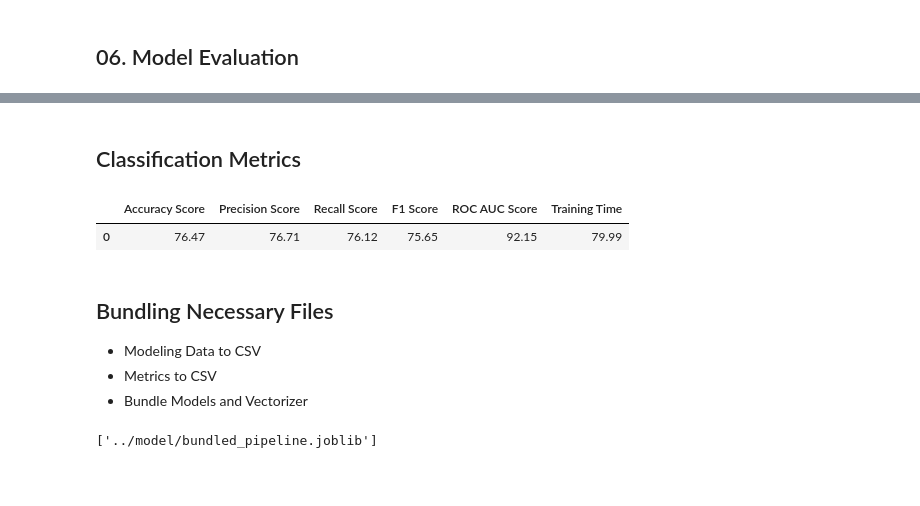
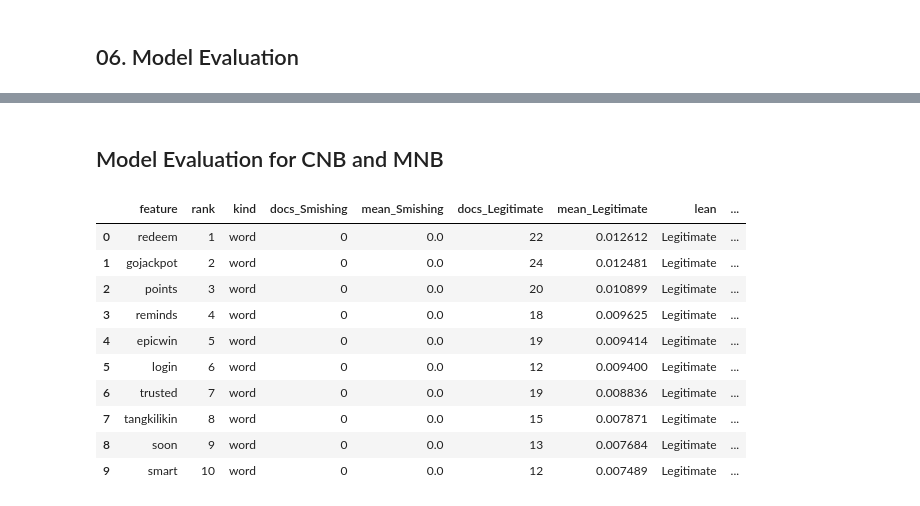
Before and after one commit to leiandrei/sms-smishing-classification, a Jupyter notebook: notebooks/06_model_evaluation.ipynb, the cells around one changed output, grey strips where cells are left out. Drawn from its saved outputs; the diff is of its cells as text; code cells hidden in the pictures; blank space fills up the shorter version.

```diff
--- a/notebooks/06_model_evaluation.ipynb
+++ b/notebooks/06_model_evaluation.ipynb
@@ -156,51 +122,24 @@ try                      : 0.0103 +/- 0.0000
-# %% [markdown]
-## Classification Metrics
-# %%
-nb_metrics = (pd.DataFrame({
-    'Accuracy Score' : [accuracy_score(y_test, nb_predict)],
-    'Precision Score' : [precision_score(y_test, nb_predict, average='macro')],
-    'Recall Score' : [recall_score(y_test, nb_predict, average='macro')],
-    'F1 Score' : [f1_score(y_test, nb_predict, average='macro')],
-    'ROC AUC Score' : [roc_auc_score(y_test, nb_proba, multi_class='ovr')],
-    'Training Time' : [nb_training_time]
-}) * 100).round(2)
-
-rf_metrics = (pd.DataFrame({
-    'Accuracy Score' : [accuracy_score(y_test, rfc_predict)],
-    'Precision Score' : [precision_score(y_test, rfc_predict, average='macro')],
-    'Recall Score' : [recall_score(y_test, rfc_predict, average='macro')],
-    'F1 Score' : [f1_score(y_test, rfc_predict, average='macro')],
-    'ROC AUC Score' : [roc_auc_score(y_test, rfc_prob, multi_class='ovr')],
-    'Training Time' : [rfc_training]
-}) * 100).round(2)
-
-rf_metrics
-# %% [output]
-|  | Accuracy Score | Precision Score | Recall Score | F1 Score | ROC AUC Score | Training Time |
-| 0 | 76.47 | 76.71 | 76.12 | 75.65 | 92.15 | 79.99 |
-# %% [markdown]
-## Bundling Necessary Files
-- Modeling Data to CSV
-- Metrics to CSV
-- Bundle Models and Vectorizer
-# %%
-modeling_data = df[['text_transformed', 'target']]
-
-# data
-nb_check.to_csv('../data/processed/naive_bayes_predicted.csv', index=False)
-rf_check.to_csv('../data/processed/random_forests_predicted.csv', index=False)
-modeling_data.to_csv('../data/processed/model_ready_data.csv', index=False)
-
-# metrics
-nb_metrics.to_csv('../data/processed/nb_metrics.csv', index=False)
-rf_metrics.to_csv('../data/processed/rf_metrics.csv', index=False)
-
-# vectorizer and models
-target = ['Legitimate', 'Smishing', 'Spam']
-joblib.dump({
-    'nb_pipeline' : nb,
-    "rf_pipeline" : rfc,
-    'target_names' : target
-}, '../model/bundled_pipeline.joblib')
-# %% [output]
-['../model/bundled_pipeline.joblib']
+# %% [markdown]
+## Model Evaluation for CNB and MNB
+# %%
+names = build_feature_names(vectorizer, binary_cols, numericals)
+stats = term_stats(X_train, y_train, names)
+
+nb_tables = {
+    'MNB': nb_word_table(mnb, feature_names=names, stats=stats, top_n=15, max_ngram=1),
+    'CNB': nb_word_table(cnb, feature_names=names, stats=stats, top_n=15, max_ngram=1),
+}
+
+nb_tables['MNB'].head(10)
+# %% [output]
+|  | feature | rank | kind | docs_Smishing | mean_Smishing | docs_Legitimate | mean_Legitimate | lean | ... |
+| 0 | redeem | 1 | word | 0 | 0.0 | 22 | 0.012612 | Legitimate | ... |
+| 1 | gojackpot | 2 | word | 0 | 0.0 | 24 | 0.012481 | Legitimate | ... |
+| 2 | points | 3 | word | 0 | 0.0 | 20 | 0.010899 | Legitimate | ... |
+| 3 | reminds | 4 | word | 0 | 0.0 | 18 | 0.009625 | Legitimate | ... |
+| 4 | epicwin | 5 | word | 0 | 0.0 | 19 | 0.009414 | Legitimate | ... |
+| 5 | login | 6 | word | 0 | 0.0 | 12 | 0.009400 | Legitimate | ... |
+| 6 | trusted | 7 | word | 0 | 0.0 | 19 | 0.008836 | Legitimate | ... |
+| 7 | tangkilikin | 8 | word | 0 | 0.0 | 15 | 0.007871 | Legitimate | ... |
+| 8 | soon | 9 | word | 0 | 0.0 | 13 | 0.007684 | Legitimate | ... |
+| 9 | smart | 10 | word | 0 | 0.0 | 12 | 0.007489 | Legitimate | ... |
```
Also changed, not shown: parts of 21 cells of this notebook.
